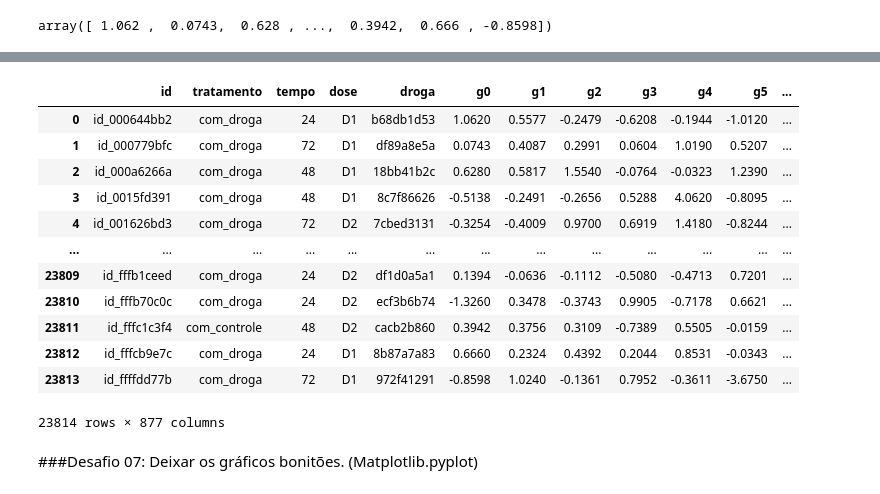
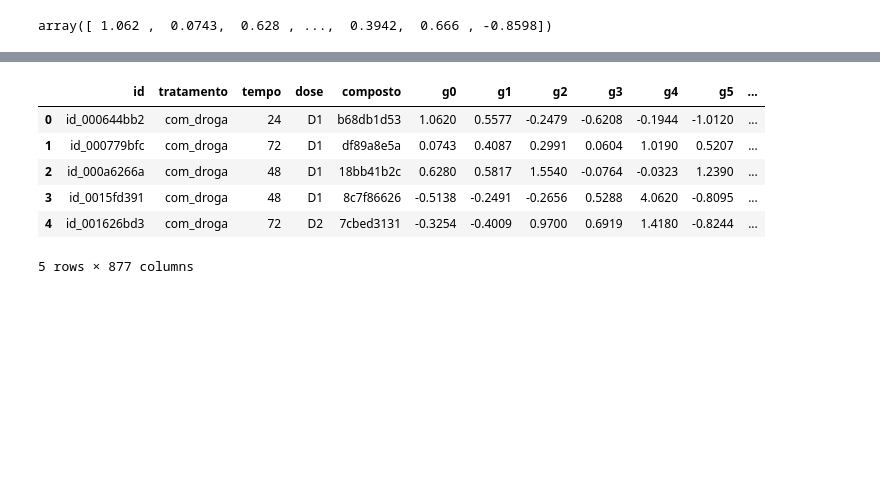
Before and after one commit to guibruno/alura_imersaodados, a Jupyter notebook: Imersao_Dados_Aula_01.ipynb, the cells around one changed output, grey strips where cells are left out. Cells and saved outputs as stored; diff of their text form; code cells hidden in the pictures; blank space fills up the shorter version.

```diff
--- a/Imersao_Dados_Aula_01.ipynb
+++ b/Imersao_Dados_Aula_01.ipynb
@@ -141,0 +121,4 @@ Vamos analisar a coluna nomeada como g-0 agora:
+# %%
+altera = {'droga': 'composto'}
+dados.rename(columns=altera, inplace=True)
+dados.head()
@@ -333,19 +305,11 @@ dados.query('tratamento == "com_controle"')
 # %%
-dados.columns = dados.columns.str.replace(r"[+]", "")
-dados
+dados.columns = dados.columns.str.replace(r"[-]", "")
+dados.head()
 # %% [output]
-|  | id | tratamento | tempo | dose | droga | g0 | g1 | g2 | g3 | g4 | g5 | ... |
+|  | id | tratamento | tempo | dose | composto | g0 | g1 | g2 | g3 | g4 | g5 | ... |
 | 0 | id_000644bb2 | com_droga | 24 | D1 | b68db1d53 | 1.0620 | 0.5577 | -0.2479 | -0.6208 | -0.1944 | -1.0120 | ... |
 | 1 | id_000779bfc | com_droga | 72 | D1 | df89a8e5a | 0.0743 | 0.4087 | 0.2991 | 0.0604 | 1.0190 | 0.5207 | ... |
 | 2 | id_000a6266a | com_droga | 48 | D1 | 18bb41b2c | 0.6280 | 0.5817 | 1.5540 | -0.0764 | -0.0323 | 1.2390 | ... |
 | 3 | id_0015fd391 | com_droga | 48 | D1 | 8c7f86626 | -0.5138 | -0.2491 | -0.2656 | 0.5288 | 4.0620 | -0.8095 | ... |
 | 4 | id_001626bd3 | com_droga | 72 | D2 | 7cbed3131 | -0.3254 | -0.4009 | 0.9700 | 0.6919 | 1.4180 | -0.8244 | ... |
-| ... | ... | ... | ... | ... | ... | ... | ... | ... | ... | ... | ... | ... |
-| 23809 | id_fffb1ceed | com_droga | 24 | D2 | df1d0a5a1 | 0.1394 | -0.0636 | -0.1112 | -0.5080 | -0.4713 | 0.7201 | ... |
-| 23810 | id_fffb70c0c | com_droga | 24 | D2 | ecf3b6b74 | -1.3260 | 0.3478 | -0.3743 | 0.9905 | -0.7178 | 0.6621 | ... |
-| 23811 | id_fffc1c3f4 | com_controle | 48 | D2 | cacb2b860 | 0.3942 | 0.3756 | 0.3109 | -0.7389 | 0.5505 | -0.0159 | ... |
-| 23812 | id_fffcb9e7c | com_droga | 24 | D1 | 8b87a7a83 | 0.6660 | 0.2324 | 0.4392 | 0.2044 | 0.8531 | -0.0343 | ... |
-| 23813 | id_ffffdd77b | com_droga | 72 | D1 | 972f41291 | -0.8598 | 1.0240 | -0.1361 | 0.7952 | -0.3611 | -3.6750 | ... |
-23814 rows × 877 columns
+5 rows × 877 columns
-# %% [markdown]
-###Desafio 07: Deixar os gráficos bonitões. (Matplotlib.pyplot)
```
Also changed, not shown: parts of 95 cells of this notebook.
